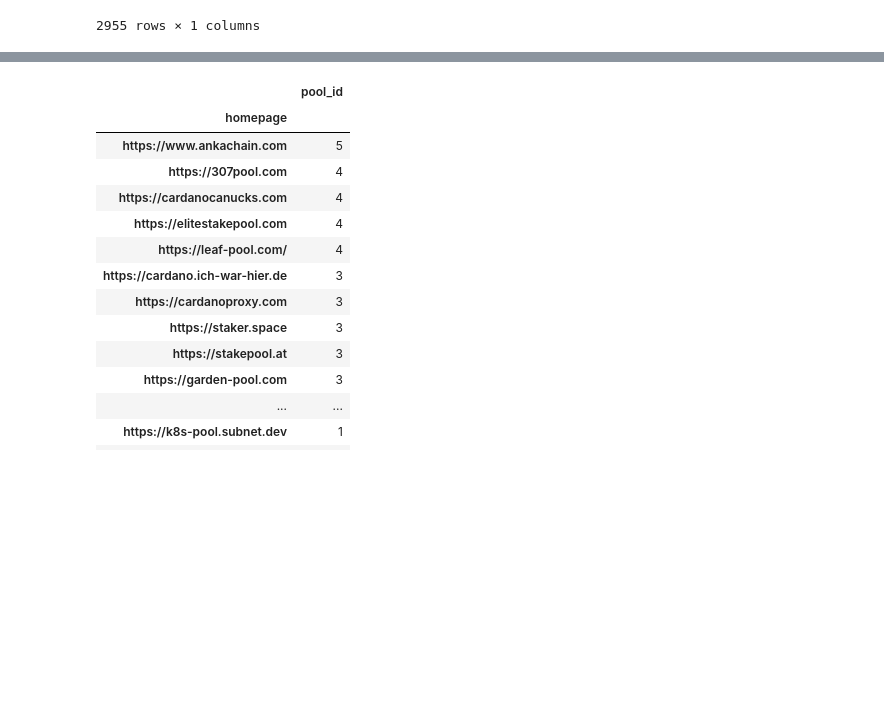
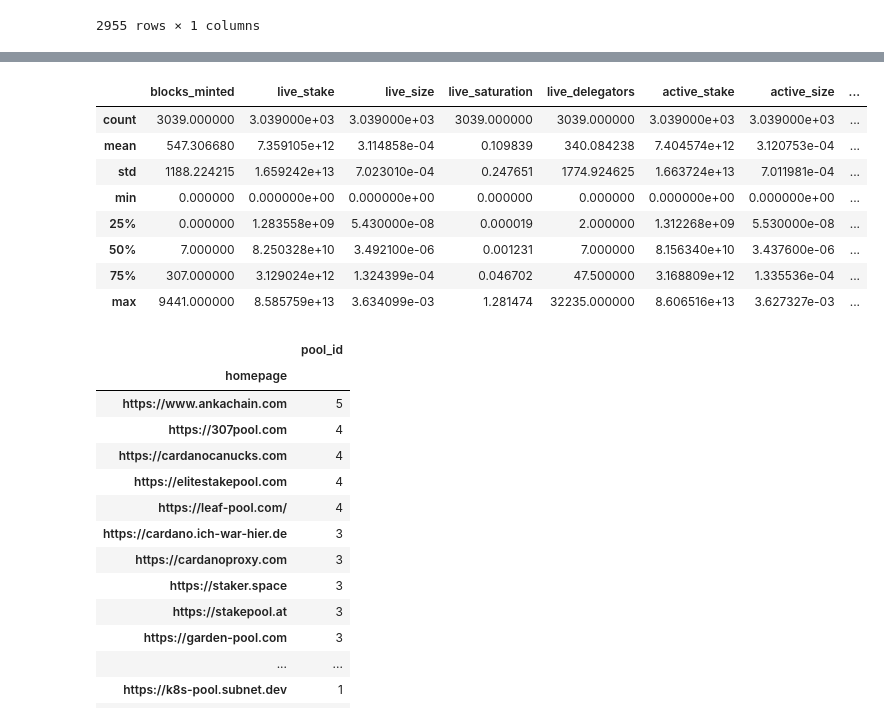
Before and after one commit to armada-alliance/cardano-heartbeat, a Jupyter notebook: data/python-blockfrost-sdk/cardano_data_analysis_pt1.ipynb, the cells around one changed output, grey strips where cells are left out. Drawn from its saved outputs; the diff is of its cells as text; code cells hidden in the pictures; blank space fills up the shorter version.

```diff
--- a/data/python-blockfrost-sdk/cardano_data_analysis_pt1.ipynb
+++ b/data/python-blockfrost-sdk/cardano_data_analysis_pt1.ipynb
@@ -200,3 +184,16 @@ data
+# %%
+df_ada_staked_per_pool['live_declared_pledge_ada'].mask(df_ada_staked_per_pool['live_declared_pledge_ada'] == 0, 0.1, inplace=True)
+df_ada_staked_per_pool.describe()
+# %% [output]
+|  | blocks_minted | live_stake | live_size | live_saturation | live_delegators | active_stake | active_size | ... |
+| count | 3039.000000 | 3.039000e+03 | 3.039000e+03 | 3039.000000 | 3039.000000 | 3.039000e+03 | 3.039000e+03 | ... |
+| mean | 547.306680 | 7.359105e+12 | 3.114858e-04 | 0.109839 | 340.084238 | 7.404574e+12 | 3.120753e-04 | ... |
+| std | 1188.224215 | 1.659242e+13 | 7.023010e-04 | 0.247651 | 1774.924625 | 1.663724e+13 | 7.011981e-04 | ... |
+| min | 0.000000 | 0.000000e+00 | 0.000000e+00 | 0.000000 | 0.000000 | 0.000000e+00 | 0.000000e+00 | ... |
+| 25% | 0.000000 | 1.283558e+09 | 5.430000e-08 | 0.000019 | 2.000000 | 1.312268e+09 | 5.530000e-08 | ... |
+| 50% | 7.000000 | 8.250328e+10 | 3.492100e-06 | 0.001231 | 7.000000 | 8.156340e+10 | 3.437600e-06 | ... |
+| 75% | 307.000000 | 3.129024e+12 | 1.324399e-04 | 0.046702 | 47.500000 | 3.168809e+12 | 1.335536e-04 | ... |
+| max | 9441.000000 | 8.585759e+13 | 3.634099e-03 | 1.281474 | 32235.000000 | 8.606516e+13 | 3.627327e-03 | ... |
 # %%
 first_100_pools = data.head(100)
 first_100_pools.groupby('homepage').pool_id.count().to_frame().sort_values(by='pool_id', ascending=False)
```
Also changed, not shown: parts of 12 cells of this notebook, 1 other file.
